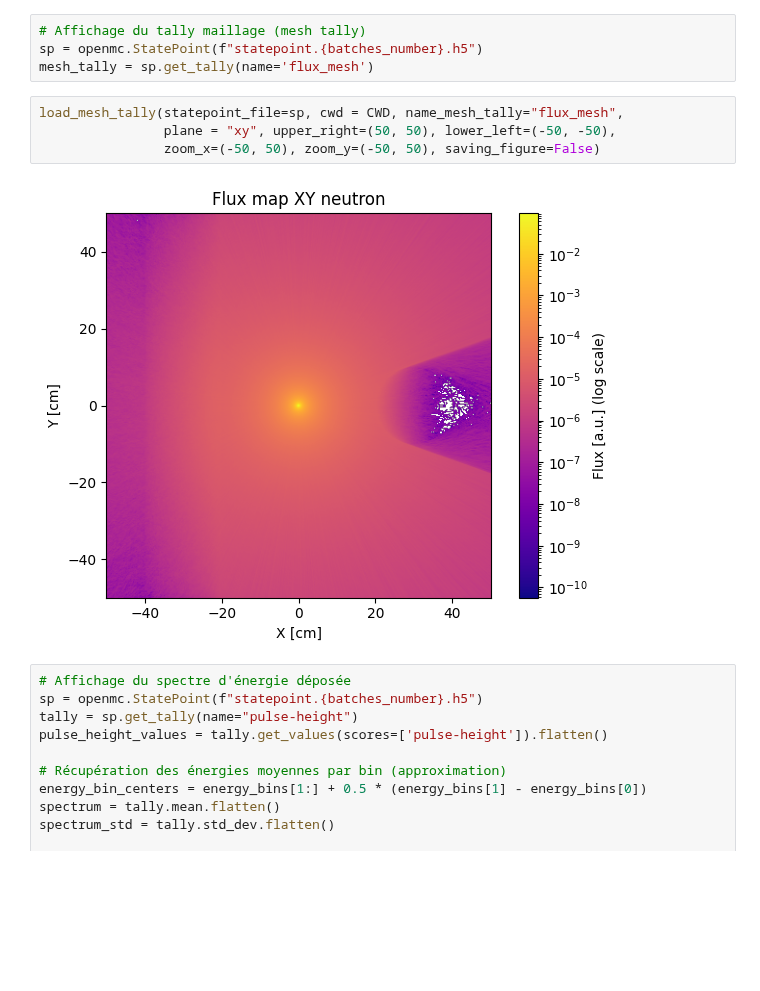
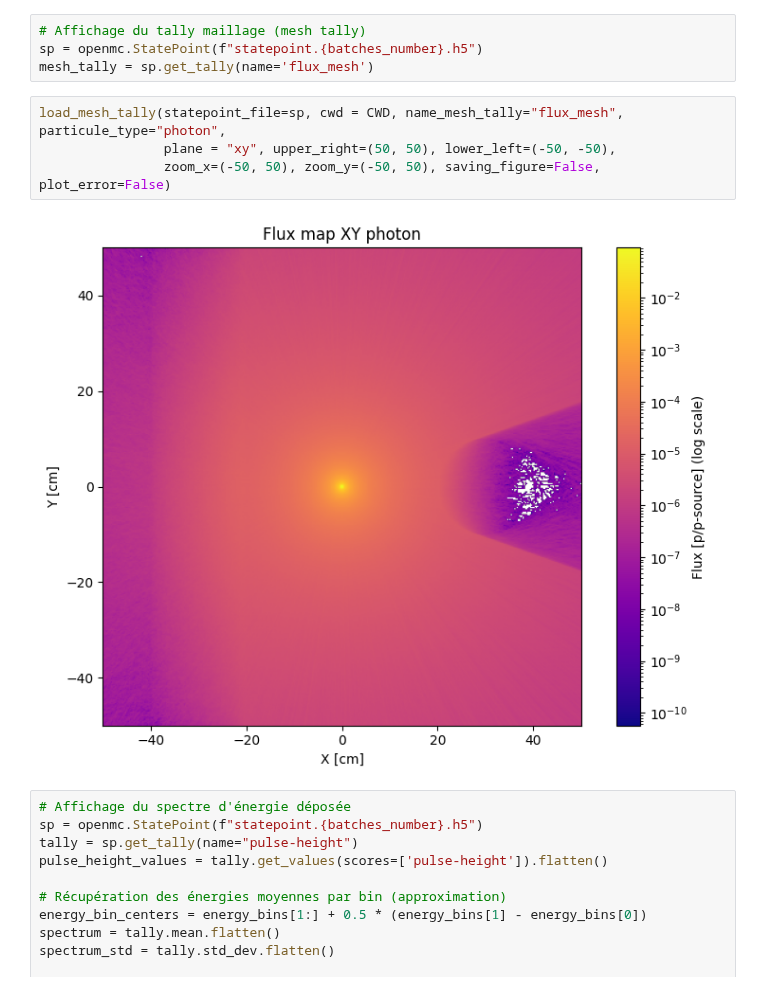
Before and after one commit to simonfouc120/open-mc-project, a Jupyter notebook: src/studies/simulation_cs_137/note_book/cesium_simulation.ipynb, the cells around one changed output. Cells and saved outputs as stored; diff of their text form; blank space fills up the shorter version.

```diff
--- a/src/studies/simulation_cs_137/note_book/cesium_simulation.ipynb
+++ b/src/studies/simulation_cs_137/note_book/cesium_simulation.ipynb
@@ -213,11 +213,11 @@ Std-dev : 0.00014465390171571695
 sp = openmc.StatePoint(f"statepoint.{batches_number}.h5")
 mesh_tally = sp.get_tally(name='flux_mesh')
 # %%
-load_mesh_tally(statepoint_file=sp, cwd = CWD, name_mesh_tally="flux_mesh",
+load_mesh_tally(statepoint_file=sp, cwd = CWD, name_mesh_tally="flux_mesh", particule_type="photon",
                 plane = "xy", upper_right=(50, 50), lower_left=(-50, -50),
-                zoom_x=(-50, 50), zoom_y=(-50, 50), saving_figure=False)
+                zoom_x=(-50, 50), zoom_y=(-50, 50), saving_figure=False, plot_error=False)
 # %% [output]
-[figure, old version]
+[figure, new version]
 # %%
 # Affichage du spectre d'énergie déposée
 sp = openmc.StatePoint(f"statepoint.{batches_number}.h5")
```
Also changed, not shown: parts of 4 cells of this notebook, 2 other files.
